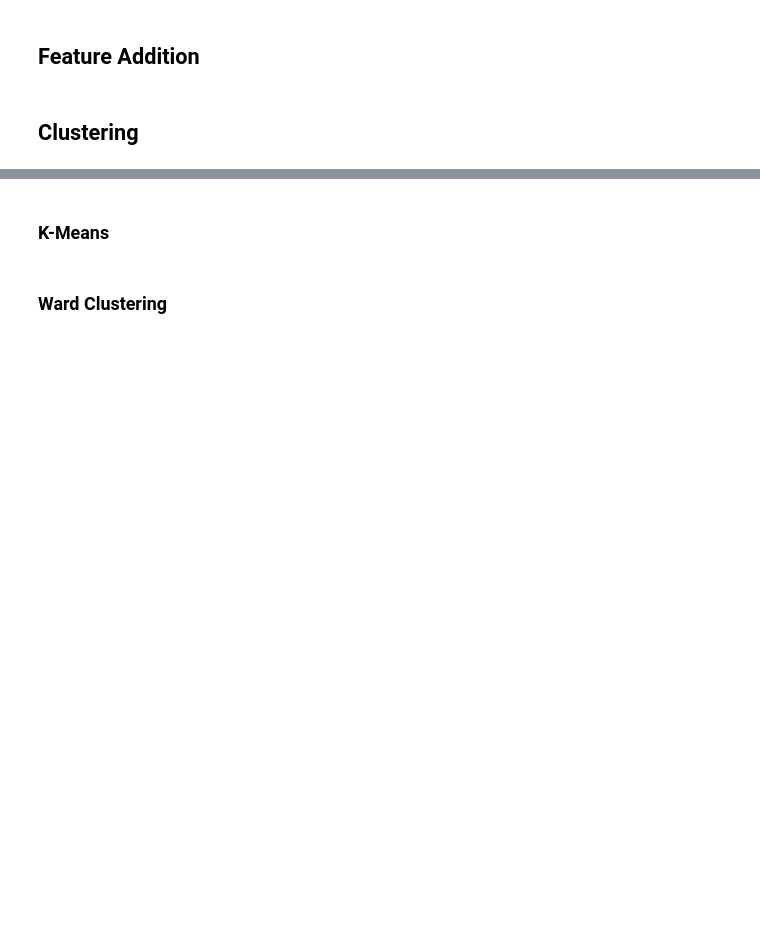
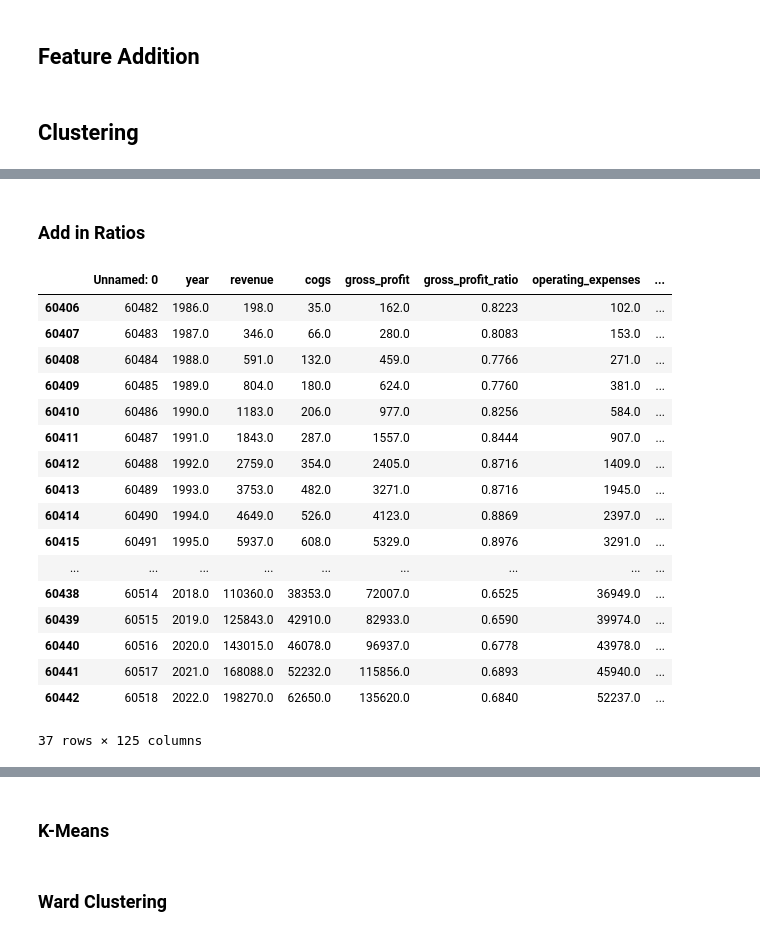
Before and after one commit to dimmittnick/finance, a Jupyter notebook: individual_stocks/clustering.ipynb, the cells around one changed output, grey strips where cells are left out. Drawn from its saved outputs; the diff is of its cells as text; code cells hidden in the pictures; blank space fills up the shorter version.

```diff
--- a/individual_stocks/clustering.ipynb
+++ b/individual_stocks/clustering.ipynb
@@ -99,0 +58,10 @@ features = ['revenue', 'cogs', 'gross_profit', 'gross_profit_ratio',
+# %%
+columns = {
+    'Symbol': 'ticker',
+    'Market Cap':'mkt_cap',
+    'Country':'country',
+    'IPO Year':'ipo_year',
+    'Secter': 'sector'}
+mkt_cap = mkt_cap.rename(columns=columns)
+
+df = pd.merge(df, mkt_cap[['ticker', 'mkt_cap']], on='ticker')
@@ -99,0 +78,2 @@ features = ['revenue', 'cogs', 'gross_profit', 'gross_profit_ratio',
+# %% [markdown]
+### Add in Ratios
@@ -100,3 +114,17 @@ features = ['revenue', 'cogs', 'gross_profit', 'gross_profit_ratio',
+# %%
+df = df.replace(np.inf, 1)
+df = df.replace(-np.inf, -1)
+df = df.fillna(-1)
+df['Sector'] = df['Sector'].replace(-1, "N/A")
+# %%
+features = ['mkt_cap_y','gross_profit_ratio','operating_income_ratio',
+       'income_before_tax_ratio',
+       'net_income_ratio', 'eps', 'eps_diluted', 'div_payout_ratio', 'inventory_turnover_ratio',
+       'current_ratio', 'quick_ratio', 'debt_ratio', 'debt_to_worth',
+       'equity_ratio', 'debt_to_tangible_net_worth', 'interest_cov',
+       'cash_flow_cov', 'roa', 'roe', 'return_on_invested_capital',
+       'gross_profit_margin', 'ebitda_margin', 'net_profit_ratio',
+       'asset_turnovers', 'year_2', 'sector_trans']
 # %%
 le = LabelEncoder()
 label = le.fit_transform(df['Sector'])
@@ -105,3 +133,27 @@ df['sector_trans'] = label
 X = df[features]
 
 X = RobustScaler().fit_transform(X)
+# %%
+kmeans = KMeans(n_clusters=2000)
+df['labels'] = kmeans.fit_predict(X)
+# %%
+df[df['ticker'] == 'MSFT']
+# %% [output]
+|  | Unnamed: 0 | year | revenue | cogs | gross_profit | gross_profit_ratio | operating_expenses | ... |
+| 60406 | 60482 | 1986.0 | 198.0 | 35.0 | 162.0 | 0.8223 | 102.0 | ... |
+| 60407 | 60483 | 1987.0 | 346.0 | 66.0 | 280.0 | 0.8083 | 153.0 | ... |
+| 60408 | 60484 | 1988.0 | 591.0 | 132.0 | 459.0 | 0.7766 | 271.0 | ... |
+| 60409 | 60485 | 1989.0 | 804.0 | 180.0 | 624.0 | 0.7760 | 381.0 | ... |
+| 60410 | 60486 | 1990.0 | 1183.0 | 206.0 | 977.0 | 0.8256 | 584.0 | ... |
+| 60411 | 60487 | 1991.0 | 1843.0 | 287.0 | 1557.0 | 0.8444 | 907.0 | ... |
+| 60412 | 60488 | 1992.0 | 2759.0 | 354.0 | 2405.0 | 0.8716 | 1409.0 | ... |
+| 60413 | 60489 | 1993.0 | 3753.0 | 482.0 | 3271.0 | 0.8716 | 1945.0 | ... |
+| 60414 | 60490 | 1994.0 | 4649.0 | 526.0 | 4123.0 | 0.8869 | 2397.0 | ... |
+| 60415 | 60491 | 1995.0 | 5937.0 | 608.0 | 5329.0 | 0.8976 | 3291.0 | ... |
+| ... | ... | ... | ... | ... | ... | ... | ... | ... |
+| 60438 | 60514 | 2018.0 | 110360.0 | 38353.0 | 72007.0 | 0.6525 | 36949.0 | ... |
+| 60439 | 60515 | 2019.0 | 125843.0 | 42910.0 | 82933.0 | 0.6590 | 39974.0 | ... |
+| 60440 | 60516 | 2020.0 | 143015.0 | 46078.0 | 96937.0 | 0.6778 | 43978.0 | ... |
+| 60441 | 60517 | 2021.0 | 168088.0 | 52232.0 | 115856.0 | 0.6893 | 45940.0 | ... |
+| 60442 | 60518 | 2022.0 | 198270.0 | 62650.0 | 135620.0 | 0.6840 | 52237.0 | ... |
+37 rows × 125 columns
```
Also changed, not shown: parts of 20 cells of this notebook, 2 other files.
